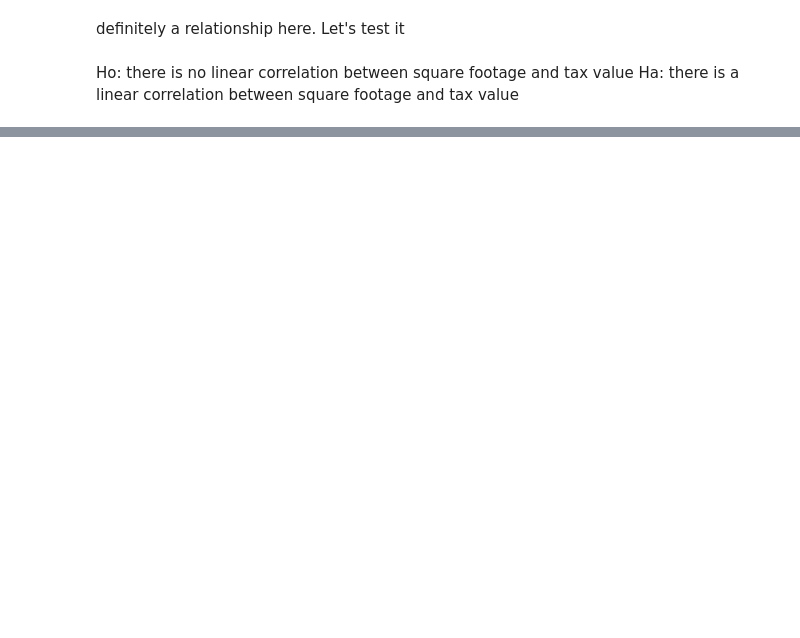
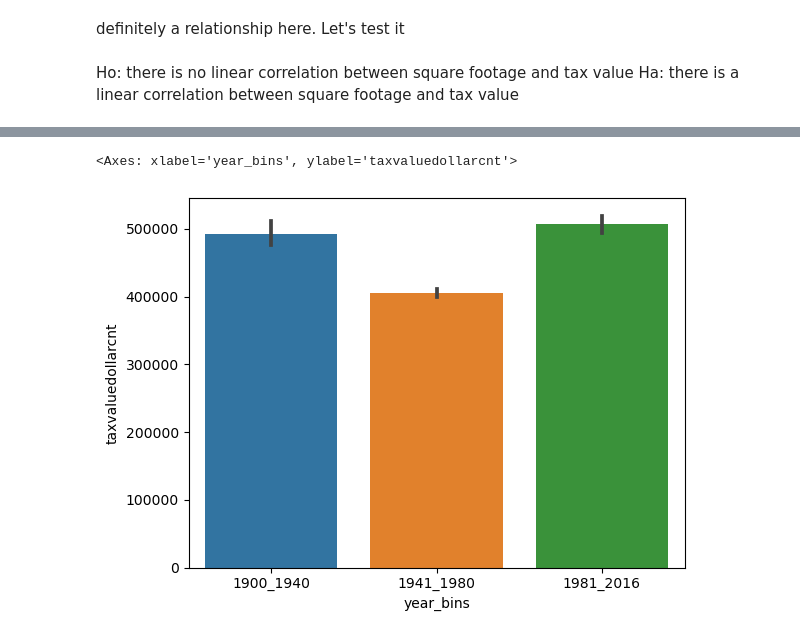
Before and after one commit to DerekBixby/clustering_exercises, a Jupyter notebook: explore_zillow.ipynb, the cells around one changed output, grey strips where cells are left out. Drawn from its saved outputs; the diff is of its cells as text; code cells hidden in the pictures; blank space fills up the shorter version.

```diff
--- a/explore_zillow.ipynb
+++ b/explore_zillow.ipynb
@@ -194,0 +226,5 @@ SignificanceResult(statistic=0.43596217233193496, pvalue=0.0)
+# %%
+sns.barplot(data=train, x='year_bins', y='taxvaluedollarcnt')
+# %% [output]
+<Axes: xlabel='year_bins', ylabel='taxvaluedollarcnt'>
+[figure, added]
```
Also changed, not shown: parts of 20 cells of this notebook.
